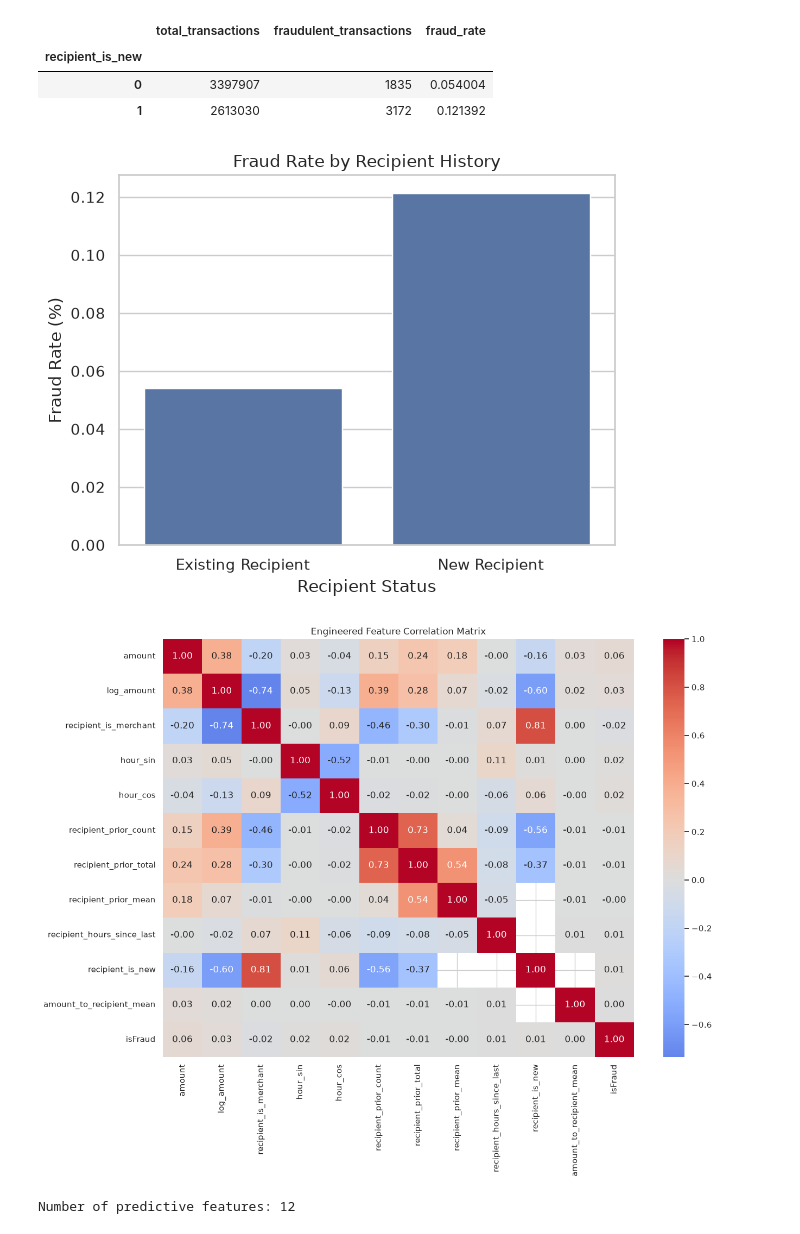
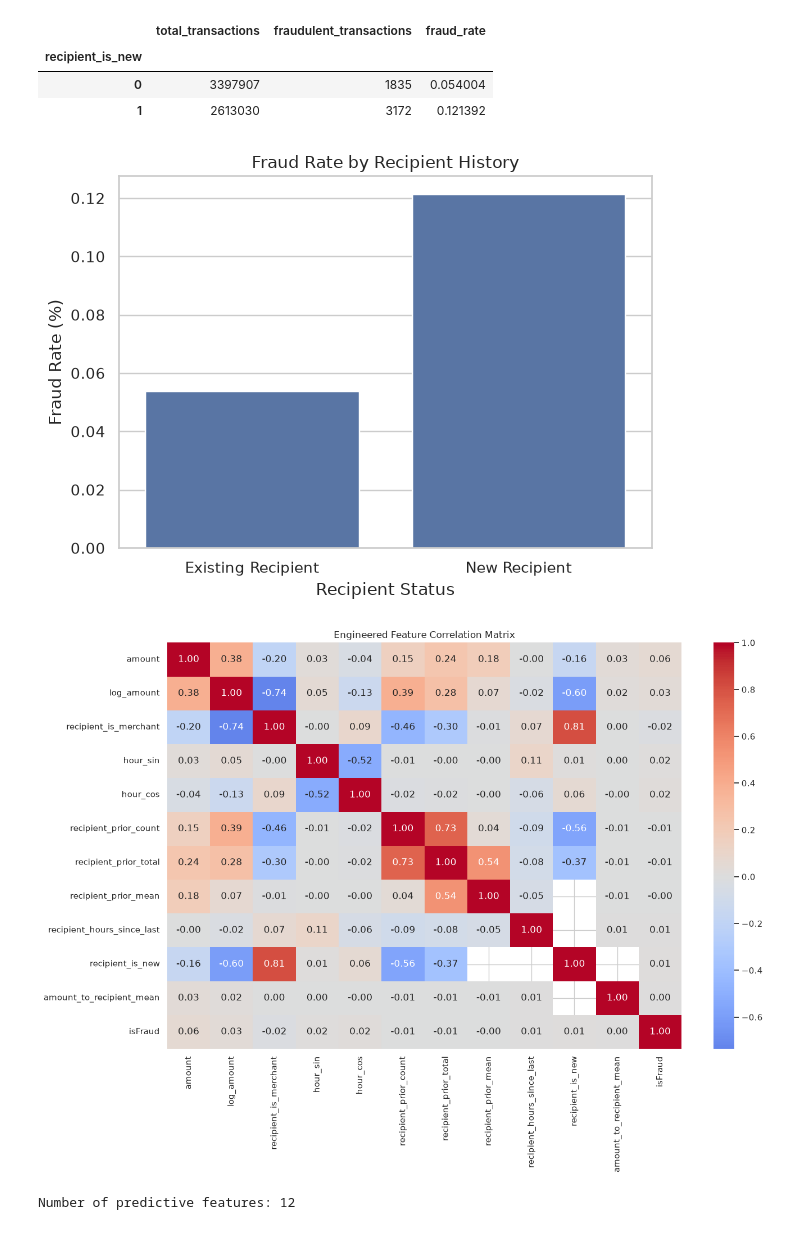
Before and after one commit to nthuang/fraud-detection-platform, a Jupyter notebook: notebooks/02_feature_engineering.ipynb, the cells around one changed output. Saved outputs shown, nothing was run; the diff lists cells and outputs as text; code cells hidden in the pictures.

Commit message:
figures

```diff
--- a/notebooks/02_feature_engineering.ipynb
+++ b/notebooks/02_feature_engineering.ipynb
@@ -12,6 +12,20 @@ pd.set_option("display.max_columns", None)
 
 DATA_PATH = Path("../data/raw/paysim.parquet")
 OUTPUT_PATH = Path("../data/processed")
+
+FIGURES_PATH = Path("../reports/figures")
+FIGURES_PATH.mkdir(parents=True, exist_ok=True)
+
+
+def save_plot(filename):
+    plt.tight_layout()
+    plt.savefig(
+        FIGURES_PATH / filename,
+        dpi=150,
+        bbox_inches="tight"
+    )
+    plt.show()
+
 
 df = pd.read_parquet(
     DATA_PATH,
@@ -401,17 +414,17 @@ recipient_summary
 # %%
 sns.barplot(
     data=recipient_summary.reset_index(),
     x="recipient_is_new",
     y="fraud_rate"
 )
 
 plt.xticks([0, 1], ["Existing Recipient", "New Recipient"])
 plt.title("Fraud Rate by Recipient History")
 plt.xlabel("Recipient Status")
 plt.ylabel("Fraud Rate (%)")
-plt.show()
+save_plot("feature_recipient_history_fraud_rate.png")
 # %% [output]
-[figure, old version]
+[figure, new version]
 # %%
 numeric_features = [
     "amount",
@@ -434,9 +447,9 @@ sns.heatmap(
 )
 
 plt.title("Engineered Feature Correlation Matrix")
-plt.show()
+save_plot("feature_correlation_matrix.png")
 # %% [output]
-[figure, old version]
+[figure, new version]
 # %%
 transaction_features = [
     "type",
```
Also changed, not shown: parts of 2 cells of this notebook, 42 other files.
